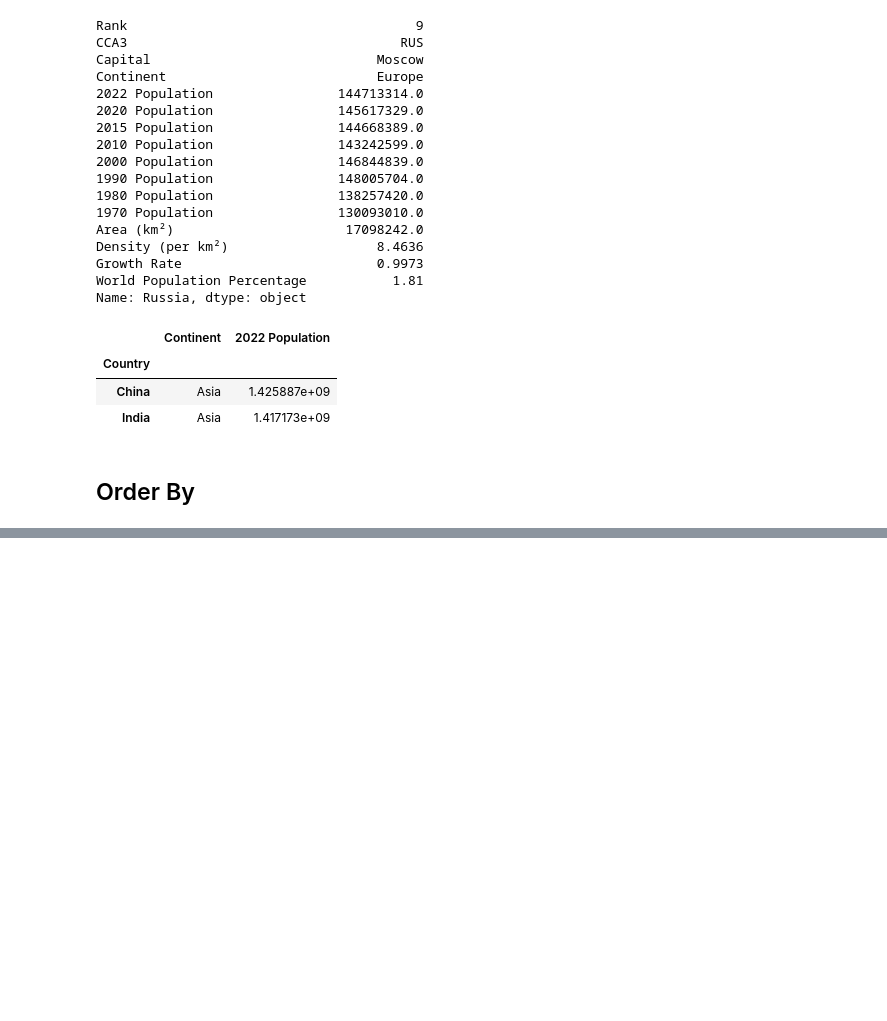
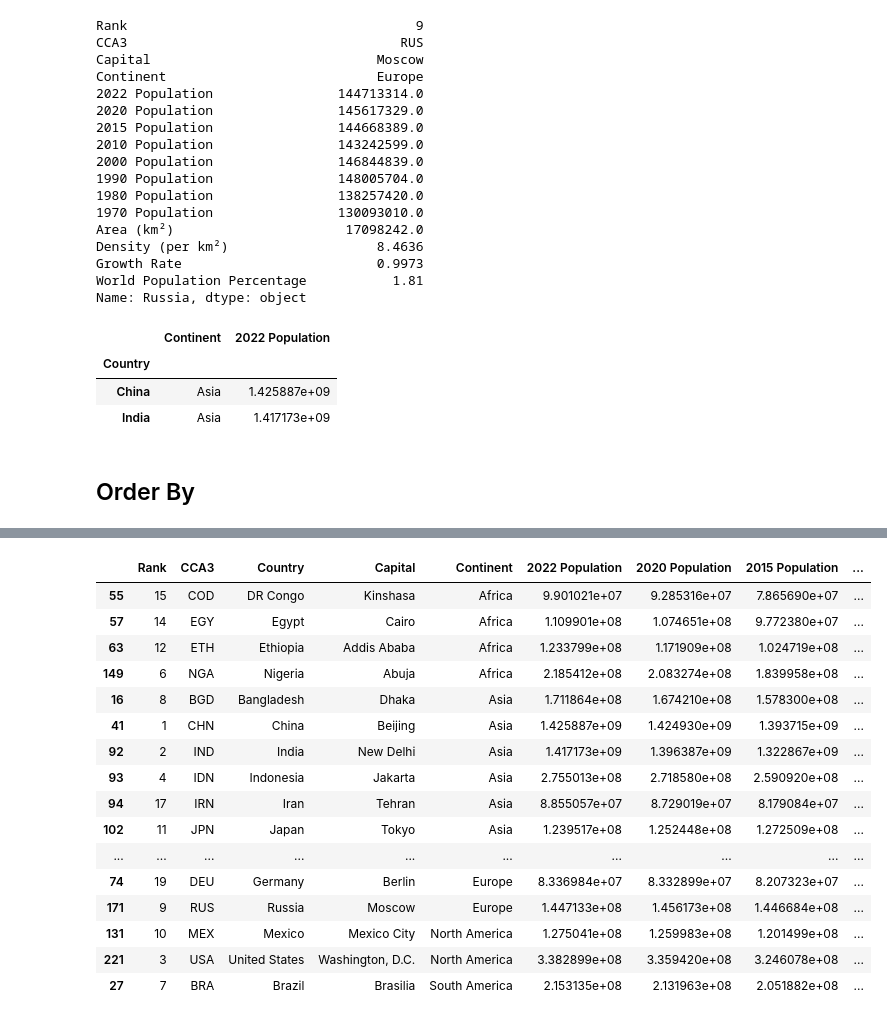
Before and after one commit to aleksmn/DataLessons, a Jupyter notebook: 02-filter_and_order.ipynb, the cells around one changed output, grey strips where cells are left out. Drawn from its saved outputs; the diff is of its cells as text; code cells hidden in the pictures; blank space fills up the shorter version.

```diff
--- a/02-filter_and_order.ipynb
+++ b/02-filter_and_order.ipynb
@@ -176,0 +177,20 @@ df[df["Rank"] <= 10].sort_values(by="Rank")
+# %%
+df[df["Rank"] <= 20].sort_values(by=["Continent", "Country"])
+# %% [output]
+|  | Rank | CCA3 | Country | Capital | Continent | 2022 Population | 2020 Population | 2015 Population | ... |
+| 55 | 15 | COD | DR Congo | Kinshasa | Africa | 9.901021e+07 | 9.285316e+07 | 7.865690e+07 | ... |
+| 57 | 14 | EGY | Egypt | Cairo | Africa | 1.109901e+08 | 1.074651e+08 | 9.772380e+07 | ... |
+| 63 | 12 | ETH | Ethiopia | Addis Ababa | Africa | 1.233799e+08 | 1.171909e+08 | 1.024719e+08 | ... |
+| 149 | 6 | NGA | Nigeria | Abuja | Africa | 2.185412e+08 | 2.083274e+08 | 1.839958e+08 | ... |
+| 16 | 8 | BGD | Bangladesh | Dhaka | Asia | 1.711864e+08 | 1.674210e+08 | 1.578300e+08 | ... |
+| 41 | 1 | CHN | China | Beijing | Asia | 1.425887e+09 | 1.424930e+09 | 1.393715e+09 | ... |
+| 92 | 2 | IND | India | New Delhi | Asia | 1.417173e+09 | 1.396387e+09 | 1.322867e+09 | ... |
+| 93 | 4 | IDN | Indonesia | Jakarta | Asia | 2.755013e+08 | 2.718580e+08 | 2.590920e+08 | ... |
+| 94 | 17 | IRN | Iran | Tehran | Asia | 8.855057e+07 | 8.729019e+07 | 8.179084e+07 | ... |
+| 102 | 11 | JPN | Japan | Tokyo | Asia | 1.239517e+08 | 1.252448e+08 | 1.272509e+08 | ... |
+| ... | ... | ... | ... | ... | ... | ... | ... | ... | ... |
+| 74 | 19 | DEU | Germany | Berlin | Europe | 8.336984e+07 | 8.332899e+07 | 8.207323e+07 | ... |
+| 171 | 9 | RUS | Russia | Moscow | Europe | 1.447133e+08 | 1.456173e+08 | 1.446684e+08 | ... |
+| 131 | 10 | MEX | Mexico | Mexico City | North America | 1.275041e+08 | 1.259983e+08 | 1.201499e+08 | ... |
+| 221 | 3 | USA | United States | Washington, D.C. | North America | 3.382899e+08 | 3.359420e+08 | 3.246078e+08 | ... |
+| 27 | 7 | BRA | Brazil | Brasilia | South America | 2.153135e+08 | 2.131963e+08 | 2.051882e+08 | ... |
```
Also changed, not shown: parts of 1 cell of this notebook.
